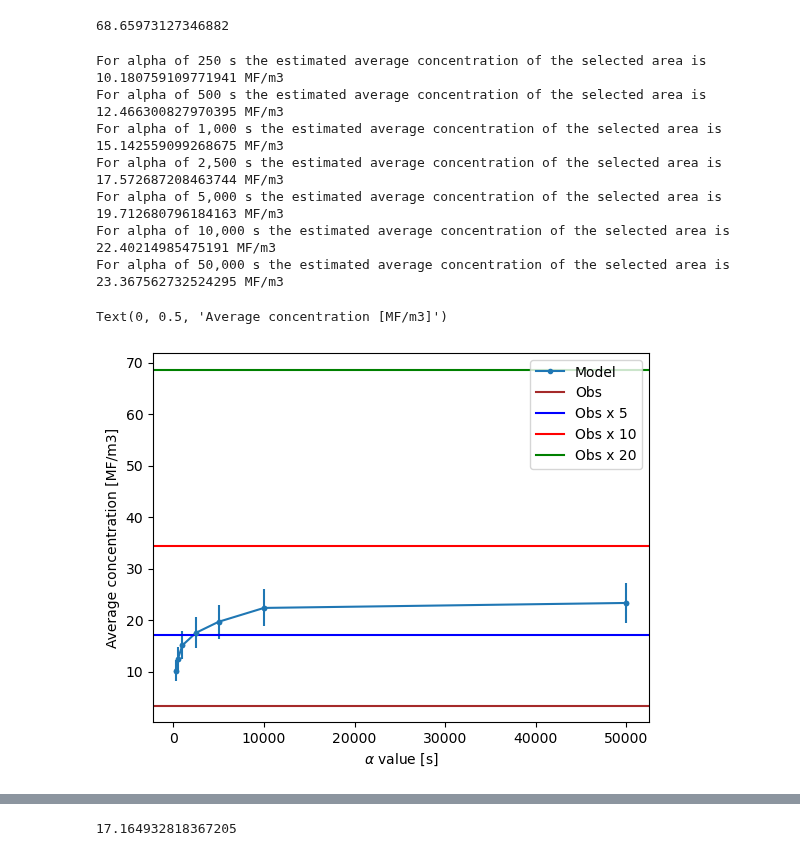
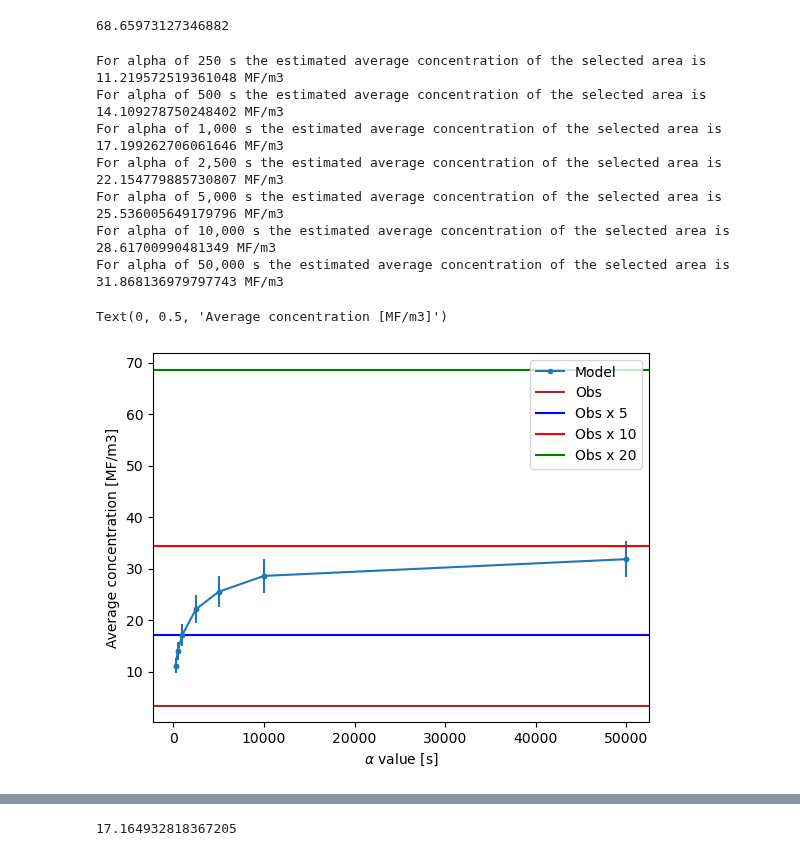
Before and after one commit to SalishSeaCast/analysis-jose, a Jupyter notebook: notebooks/Outfall_finalResults/obs_model.ipynb, the cells around one changed output, grey strips where cells are left out. Drawn from its saved outputs; the diff is of its cells as text; code cells hidden in the pictures.

```diff
--- a/notebooks/Outfall_finalResults/obs_model.ipynb
+++ b/notebooks/Outfall_finalResults/obs_model.ipynb
@@ -175,47 +175,51 @@ def artificial_hr(var,Ni,mask):
         for j in range(new_conc.shape[2]):
             new_conc[:,i,j]=var[:,int(i/Ni),int(j/Ni)]
     return new_conc
+# %%
+obs=list(Lori_obs.groupby(by='Station')['Concmean'].mean())
+latobs =list(Lori_obs.groupby(by='Station')['Lat'].mean())
+lonobs =list(Lori_obs.groupby(by='Station')['Long'].mean())
 # %%
 def modelvsobs(j,i,conc,ni=0):
     CONC = []
     for ind,ii in enumerate(i):
         if ni ==0:
-            CONC.append(np.sum(conc[:5,int(j[ind]/3),int(ii/3)],axis=0)/5)
+            CONC.append(np.sum(conc[:6,int(j[ind]/3),int(ii/3)],axis=0)/5)
         else:
-            CONC.append(np.apply_over_axes(np.sum,conc[:5,int(j[ind]/3)-ni:int(j[ind]/3)+ni,int(ii/3)-ni:int(ii/3)+ni],[0,1,2])/(5*(1+ni*2)**2))
+            CONC.append(np.apply_over_axes(np.sum,conc[:6,int(j[ind]/3)-ni:int(j[ind]/3)+ni,int(ii/3)-ni:int(ii/3)+ni],[0,1,2])/(5*(1+ni*2)**2))
     return np.mean(CONC),np.std(CONC)/len(CONC)
 
 
 iii = [250,500,1000,2500,5000,10000,50000]
 NNstdl = []
 NNl = []
-j,i=finder(jjii,list(set(Lori_obs.Lat)),list(set(Lori_obs.Long)))
+j,i=finder(jjii,latobs,lonobs)
 
 for alpha in runs:
     CONC = np.load(path_runs+runs[alpha][0].split('.')[0]+'.npy')*13.7/runs[alpha][1]
-    NN,Nstd = modelvsobs(j,i,CONC)
+    NN,Nstd = modelvsobs(j,i,CONC,5)
     NNstdl.append(Nstd)
     NNl.append(NN)
     print(f'For alpha of {alpha} the estimated average concentration of the selected area is {NN} MF/m3')
 plt.plot(iii,NNl,'.-',label='Model')
 plt.errorbar(iii, NNl, NNstdl, linestyle='None', color= 'tab:blue',marker='.')
 plt.axhline(y=np.average(Lori_obs['Concmean']),c='brown',label='Obs')
 plt.axhline(y=np.average(Lori_obs['Concmean'])*5,c='b',label='Obs x 5')
 plt.axhline(y=np.average(Lori_obs['Concmean'])*10,c='r',label='Obs x 10')
 plt.axhline(y=np.average(Lori_obs['Concmean'])*20,c='g',label='Obs x 20')
 plt.legend(loc='upper right')
 plt.xlabel(r'$\alpha$ value [s]')
 plt.ylabel('Average concentration [MF/m3]')
 # %% [output]
-For alpha of 250 s the estimated average concentration of the selected area is 10.180759109771941 MF/m3
-For alpha of 500 s the estimated average concentration of the selected area is 12.466300827970395 MF/m3
-For alpha of 1,000 s the estimated average concentration of the selected area is 15.142559099268675 MF/m3
-For alpha of 2,500 s the estimated average concentration of the selected area is 17.572687208463744 MF/m3
-For alpha of 5,000 s the estimated average concentration of the selected area is 19.712680796184163 MF/m3
-For alpha of 10,000 s the estimated average concentration of the selected area is 22.40214985475191 MF/m3
-For alpha of 50,000 s the estimated average concentration of the selected area is 23.367562732524295 MF/m3
+For alpha of 250 s the estimated average concentration of the selected area is 11.219572519361048 MF/m3
+For alpha of 500 s the estimated average concentration of the selected area is 14.109278750248402 MF/m3
+For alpha of 1,000 s the estimated average concentration of the selected area is 17.199262706061646 MF/m3
+For alpha of 2,500 s the estimated average concentration of the selected area is 22.154779885730807 MF/m3
+For alpha of 5,000 s the estimated average concentration of the selected area is 25.536005649179796 MF/m3
+For alpha of 10,000 s the estimated average concentration of the selected area is 28.61700990481349 MF/m3
+For alpha of 50,000 s the estimated average concentration of the selected area is 31.868136979797743 MF/m3
 Text(0, 0.5, 'Average concentration [MF/m3]')
-[figure, old version]
+[figure, new version]
 # %%
 def modelvsobs(j,i,conc,ni=0):
     CONC = []
```
Also changed, not shown: parts of 5 cells of this notebook.
